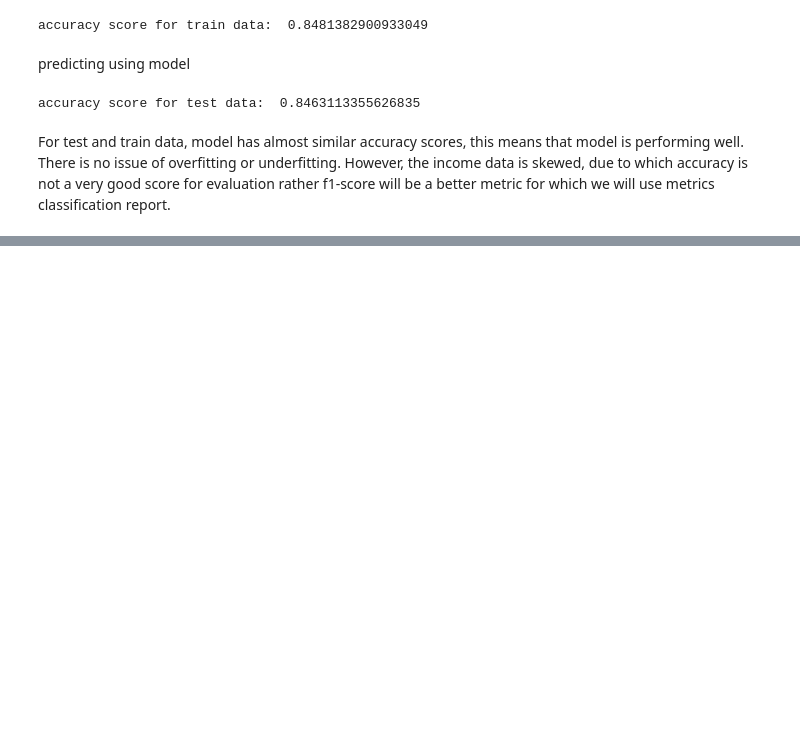
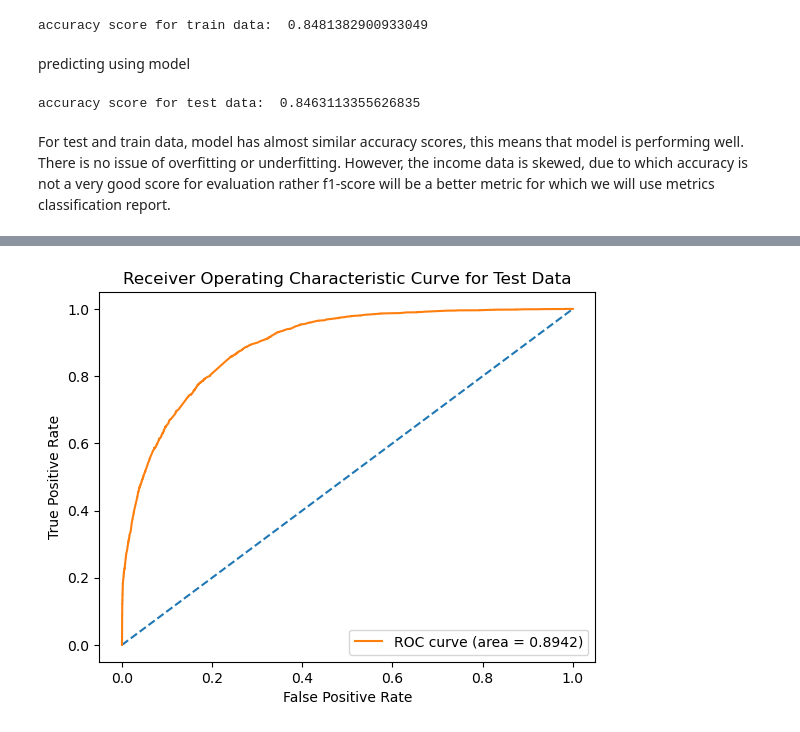
Before and after one commit to keithmmc/dataprojects, a Jupyter notebook: income.ipynb, the cells around one changed output, grey strips where cells are left out. Saved outputs shown, nothing was run; the diff lists cells and outputs as text; code cells hidden in the pictures; blank space fills up the shorter version.

```diff
--- a/income.ipynb
+++ b/income.ipynb
@@ -563,0 +592,18 @@ For test and train data, model has almost similar accuracy scores, this means th
+# %%
+probs_test = model.predict_proba(X_test)
+probs_test = probs_test[:,1]
+
+
+auc_test = roc_auc_score(y_test, probs_test)
+
+
+test_fpr, test_tpr, test_threshold = roc_curve(y_test, probs_test)
+plt.plot([0,1], [0,1], linestyle = '--')
+plt.plot(test_fpr, test_tpr, label=f'ROC curve (area = {auc_test:.4f})')
+plt.xlabel('False Positive Rate')
+plt.ylabel('True Positive Rate')
+plt.title('Receiver Operating Characteristic Curve for Test Data')
+plt.legend(loc='lower right')
+plt.show()
+# %% [output]
+[figure, added]
```
Also changed, not shown: parts of 19 cells of this notebook.
